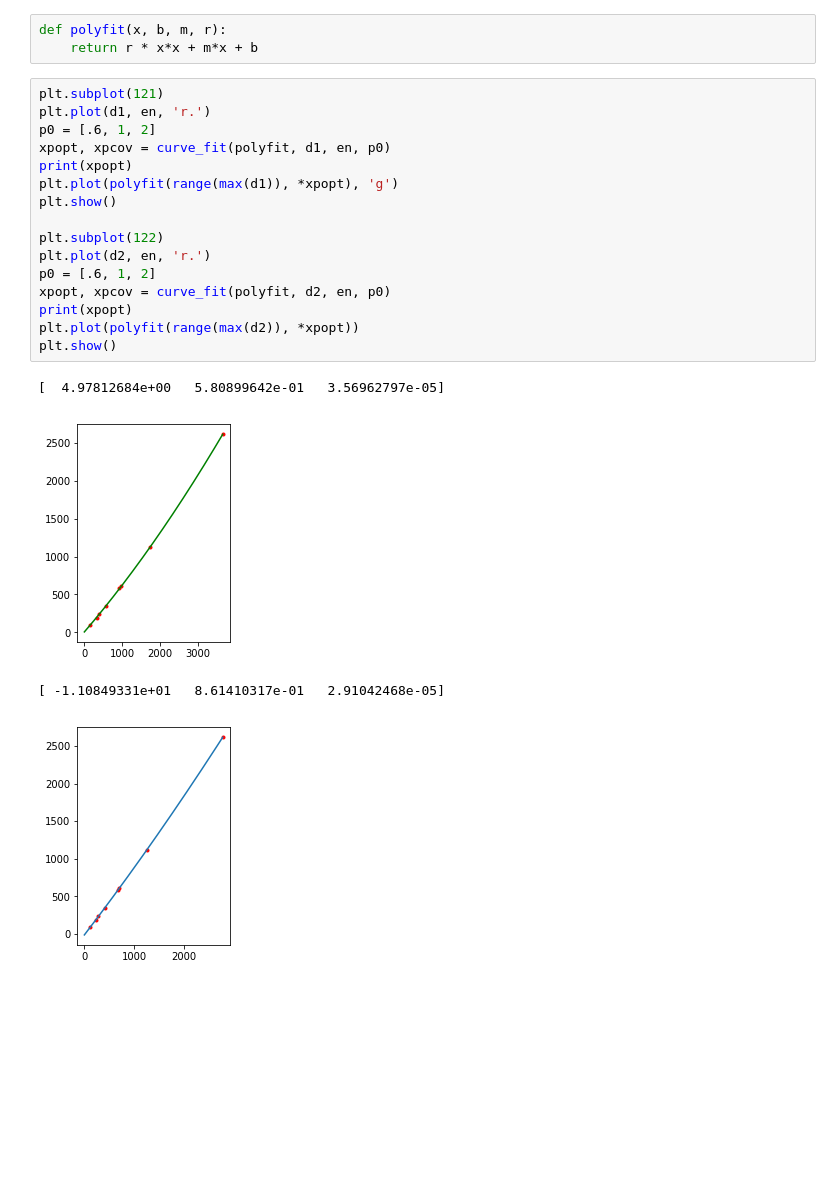
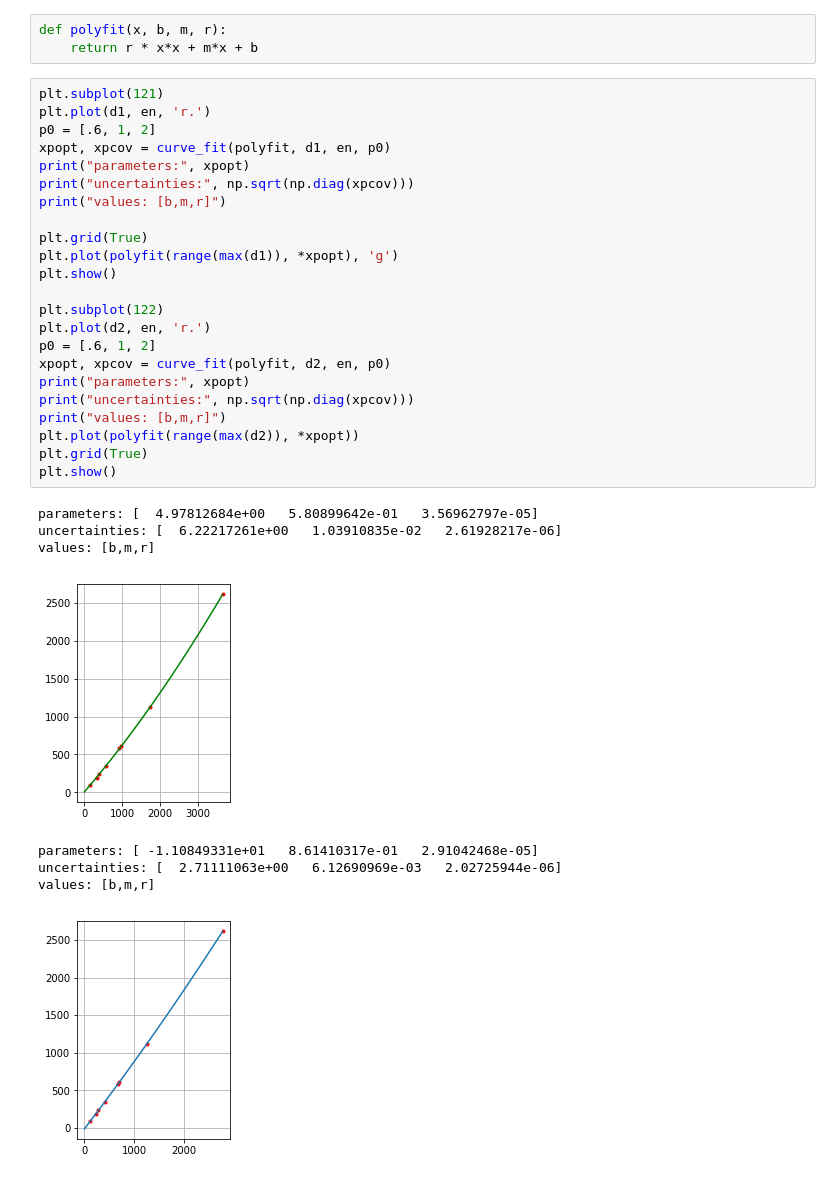
Before and after one commit to likhit2264/dosenet-analysis, a Jupyter notebook: calibration/Detector_Comparison.ipynb, the cells around one changed output. Cells and saved outputs as stored; diff of their text form; blank space fills up the shorter version.

```diff
--- a/calibration/Detector_Comparison.ipynb
+++ b/calibration/Detector_Comparison.ipynb
@@ -136,21 +141,32 @@ def polyfit(x, b, m, r):
 # %%
 plt.subplot(121)
 plt.plot(d1, en, 'r.')
 p0 = [.6, 1, 2]
 xpopt, xpcov = curve_fit(polyfit, d1, en, p0)
-print(xpopt)
+print("parameters:", xpopt)
+print("uncertainties:", np.sqrt(np.diag(xpcov)))
+print("values: [b,m,r]")
+
+plt.grid(True)
 plt.plot(polyfit(range(max(d1)), *xpopt), 'g')
 plt.show()
 
 plt.subplot(122)
 plt.plot(d2, en, 'r.')
 p0 = [.6, 1, 2]
 xpopt, xpcov = curve_fit(polyfit, d2, en, p0)
-print(xpopt)
+print("parameters:", xpopt)
+print("uncertainties:", np.sqrt(np.diag(xpcov)))
+print("values: [b,m,r]")
 plt.plot(polyfit(range(max(d2)), *xpopt))
+plt.grid(True)
 plt.show()
 # %% [output]
-[  4.97812684e+00   5.80899642e-01   3.56962797e-05]
+parameters: [  4.97812684e+00   5.80899642e-01   3.56962797e-05]
+uncertainties: [  6.22217261e+00   1.03910835e-02   2.61928217e-06]
+values: [b,m,r]
-[figure, old version]
+[figure, new version]
-[ -1.10849331e+01   8.61410317e-01   2.91042468e-05]
+parameters: [ -1.10849331e+01   8.61410317e-01   2.91042468e-05]
+uncertainties: [  2.71111063e+00   6.12690969e-03   2.02725944e-06]
+values: [b,m,r]
-[figure, old version]
+[figure, new version]
```
Also changed, not shown: parts of 34 cells of this notebook.
